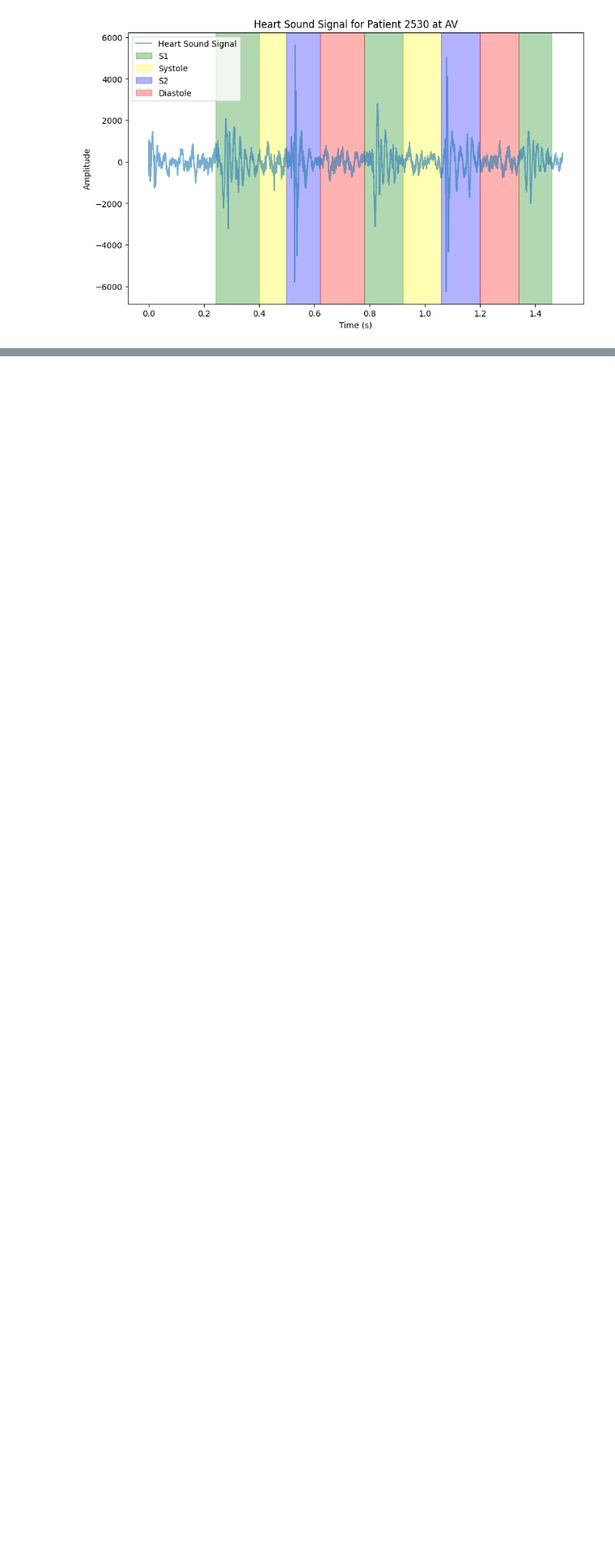
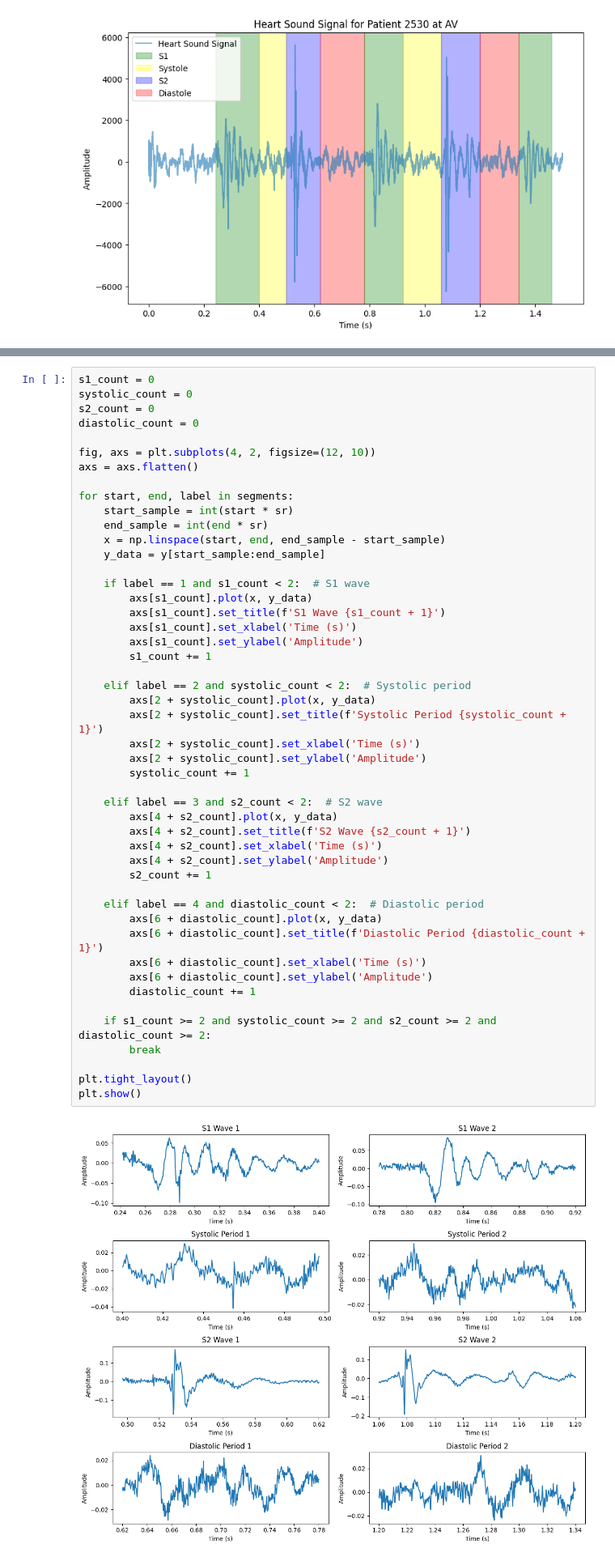
Before and after one commit to NITRR-Vivek/HeartML, a Jupyter notebook: one_data.ipynb, the cells around one changed output, grey strips where cells are left out. Shown: that part at 81% size. Drawn from its saved outputs; the diff is of its cells as text; blank space fills up the shorter version.

```diff
--- a/one_data.ipynb
+++ b/one_data.ipynb
@@ -100,0 +116,50 @@ plot_heart_sound(audio, fs, segmentation, title=f'Heart Sound Signal for Patient
+# %%
+s1_count = 0
+systolic_count = 0
+s2_count = 0
+diastolic_count = 0
+
+fig, axs = plt.subplots(4, 2, figsize=(12, 10))
+axs = axs.flatten()
+
+for start, end, label in segments:
+    start_sample = int(start * sr)
+    end_sample = int(end * sr)
+    x = np.linspace(start, end, end_sample - start_sample)
+    y_data = y[start_sample:end_sample]
+
+    if label == 1 and s1_count < 2:  # S1 wave
+        axs[s1_count].plot(x, y_data)
+        axs[s1_count].set_title(f'S1 Wave {s1_count + 1}')
+        axs[s1_count].set_xlabel('Time (s)')
+        axs[s1_count].set_ylabel('Amplitude')
+        s1_count += 1
+
+    elif label == 2 and systolic_count < 2:  # Systolic period
+        axs[2 + systolic_count].plot(x, y_data)
+        axs[2 + systolic_count].set_title(f'Systolic Period {systolic_count + 1}')
+        axs[2 + systolic_count].set_xlabel('Time (s)')
+        axs[2 + systolic_count].set_ylabel('Amplitude')
+        systolic_count += 1
+
+    elif label == 3 and s2_count < 2:  # S2 wave
+        axs[4 + s2_count].plot(x, y_data)
+        axs[4 + s2_count].set_title(f'S2 Wave {s2_count + 1}')
+        axs[4 + s2_count].set_xlabel('Time (s)')
+        axs[4 + s2_count].set_ylabel('Amplitude')
+        s2_count += 1
+
+    elif label == 4 and diastolic_count < 2:  # Diastolic period
+        axs[6 + diastolic_count].plot(x, y_data)
+        axs[6 + diastolic_count].set_title(f'Diastolic Period {diastolic_count + 1}')
+        axs[6 + diastolic_count].set_xlabel('Time (s)')
+        axs[6 + diastolic_count].set_ylabel('Amplitude')
+        diastolic_count += 1
+
+    if s1_count >= 2 and systolic_count >= 2 and s2_count >= 2 and diastolic_count >= 2:
+        break
+
+plt.tight_layout()
+plt.show()
+# %% [output]
+[figure, added]
```
Also changed, not shown: parts of 5 cells of this notebook.
